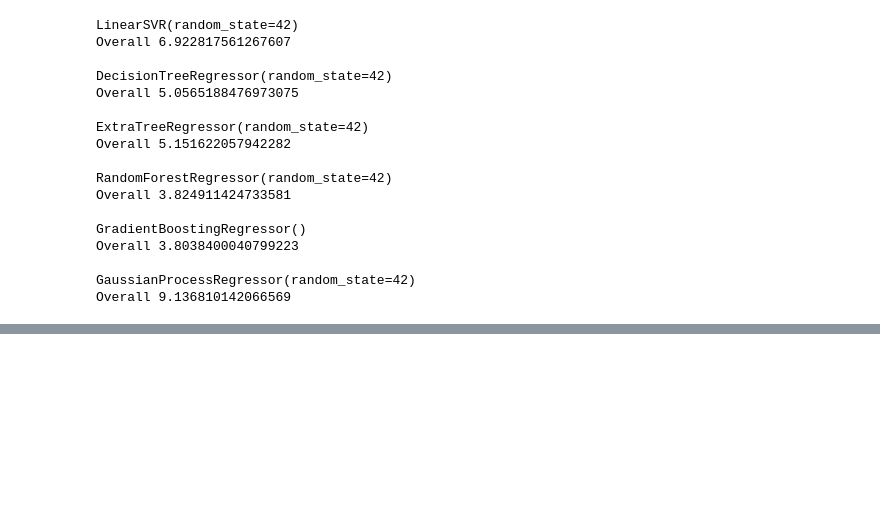
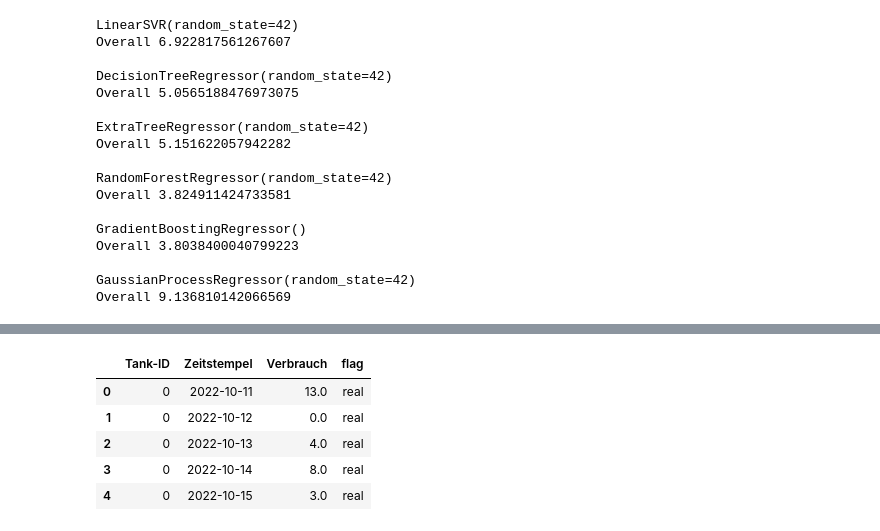
Before and after one commit to negralessio/bfh24, a Jupyter notebook: notebooks/sklearn_models_oil_consumption.ipynb, the cells around one changed output, grey strips where cells are left out. Saved outputs shown, nothing was run; the diff lists cells and outputs as text; code cells hidden in the pictures; blank space fills up the shorter version.

Commit message:
dataframe with predictions

```diff
--- a/notebooks/sklearn_models_oil_consumption.ipynb
+++ b/notebooks/sklearn_models_oil_consumption.ipynb
@@ -336,0 +339,2 @@ Overall 9.136810142066569
+# %%
+models_for_tank = {i: Lasso(random_state=1337) for i in range(5)}
@@ -336,0 +414,10 @@ Overall 9.136810142066569
+# %%
+result_df = pd.concat(dfs, axis=0, ignore_index=True)
+result_df.head()
+# %% [output]
+|  | Tank-ID | Zeitstempel | Verbrauch | flag |
+| 0 | 0 | 2022-10-11 | 13.0 | real |
+| 1 | 0 | 2022-10-12 | 0.0 | real |
+| 2 | 0 | 2022-10-13 | 4.0 | real |
+| 3 | 0 | 2022-10-14 | 8.0 | real |
+| 4 | 0 | 2022-10-15 | 3.0 | real |
```
Also changed, not shown: parts of 6 cells of this notebook.
